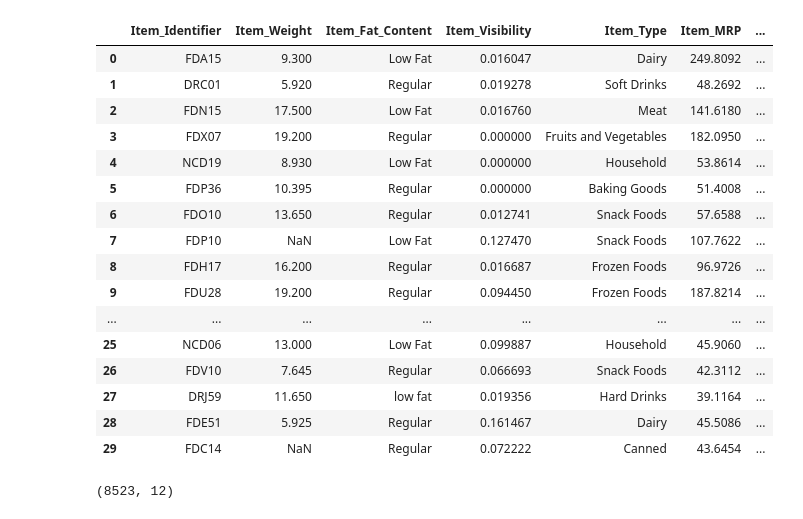
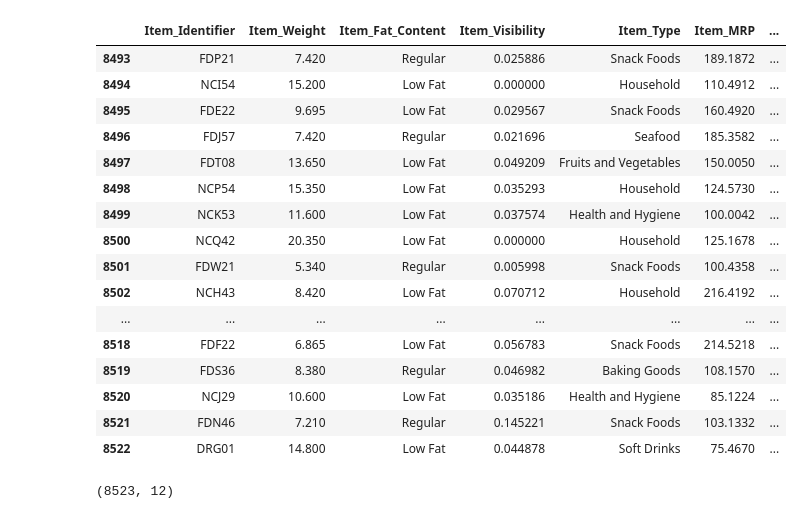
Before and after one commit to aaguil8a/sales_predictions, a Jupyter notebook: sales_predictionsipynb.ipynb, the cells around one changed output. Saved outputs shown, nothing was run; the diff lists cells and outputs as text; code cells hidden in the pictures.

```diff
--- a/sales_predictionsipynb.ipynb
+++ b/sales_predictionsipynb.ipynb
@@ -33,23 +34,23 @@ Requirement already satisfied: idna>=2.0 in /usr/local/lib/python3.7/dist-packag
 # %%
-df.head(30)
+df.tail(30)
 # %% [output]
 |  | Item_Identifier | Item_Weight | Item_Fat_Content | Item_Visibility | Item_Type | Item_MRP | ... |
-| 0 | FDA15 | 9.300 | Low Fat | 0.016047 | Dairy | 249.8092 | ... |
-| 1 | DRC01 | 5.920 | Regular | 0.019278 | Soft Drinks | 48.2692 | ... |
-| 2 | FDN15 | 17.500 | Low Fat | 0.016760 | Meat | 141.6180 | ... |
-| 3 | FDX07 | 19.200 | Regular | 0.000000 | Fruits and Vegetables | 182.0950 | ... |
-| 4 | NCD19 | 8.930 | Low Fat | 0.000000 | Household | 53.8614 | ... |
-| 5 | FDP36 | 10.395 | Regular | 0.000000 | Baking Goods | 51.4008 | ... |
-| 6 | FDO10 | 13.650 | Regular | 0.012741 | Snack Foods | 57.6588 | ... |
-| 7 | FDP10 | NaN | Low Fat | 0.127470 | Snack Foods | 107.7622 | ... |
-| 8 | FDH17 | 16.200 | Regular | 0.016687 | Frozen Foods | 96.9726 | ... |
-| 9 | FDU28 | 19.200 | Regular | 0.094450 | Frozen Foods | 187.8214 | ... |
+| 8493 | FDP21 | 7.420 | Regular | 0.025886 | Snack Foods | 189.1872 | ... |
+| 8494 | NCI54 | 15.200 | Low Fat | 0.000000 | Household | 110.4912 | ... |
+| 8495 | FDE22 | 9.695 | Low Fat | 0.029567 | Snack Foods | 160.4920 | ... |
+| 8496 | FDJ57 | 7.420 | Regular | 0.021696 | Seafood | 185.3582 | ... |
+| 8497 | FDT08 | 13.650 | Low Fat | 0.049209 | Fruits and Vegetables | 150.0050 | ... |
+| 8498 | NCP54 | 15.350 | Low Fat | 0.035293 | Household | 124.5730 | ... |
+| 8499 | NCK53 | 11.600 | Low Fat | 0.037574 | Health and Hygiene | 100.0042 | ... |
+| 8500 | NCQ42 | 20.350 | Low Fat | 0.000000 | Household | 125.1678 | ... |
+| 8501 | FDW21 | 5.340 | Regular | 0.005998 | Snack Foods | 100.4358 | ... |
+| 8502 | NCH43 | 8.420 | Low Fat | 0.070712 | Household | 216.4192 | ... |
 | ... | ... | ... | ... | ... | ... | ... | ... |
-| 25 | NCD06 | 13.000 | Low Fat | 0.099887 | Household | 45.9060 | ... |
-| 26 | FDV10 | 7.645 | Regular | 0.066693 | Snack Foods | 42.3112 | ... |
-| 27 | DRJ59 | 11.650 | low fat | 0.019356 | Hard Drinks | 39.1164 | ... |
-| 28 | FDE51 | 5.925 | Regular | 0.161467 | Dairy | 45.5086 | ... |
-| 29 | FDC14 | NaN | Regular | 0.072222 | Canned | 43.6454 | ... |
+| 8518 | FDF22 | 6.865 | Low Fat | 0.056783 | Snack Foods | 214.5218 | ... |
+| 8519 | FDS36 | 8.380 | Regular | 0.046982 | Baking Goods | 108.1570 | ... |
+| 8520 | NCJ29 | 10.600 | Low Fat | 0.035186 | Health and Hygiene | 85.1224 | ... |
+| 8521 | FDN46 | 7.210 | Regular | 0.145221 | Snack Foods | 103.1332 | ... |
+| 8522 | DRG01 | 14.800 | Low Fat | 0.044878 | Soft Drinks | 75.4670 | ... |
 # %%
 df.shape # 8524 rows and 12 columns
 # %% [output]
```
Also changed, not shown: parts of 1 cell of this notebook.
